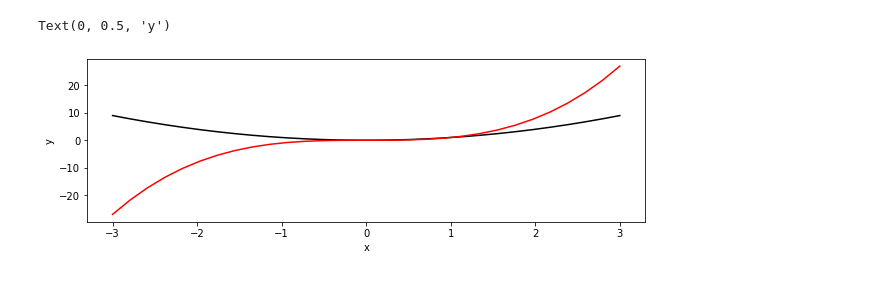
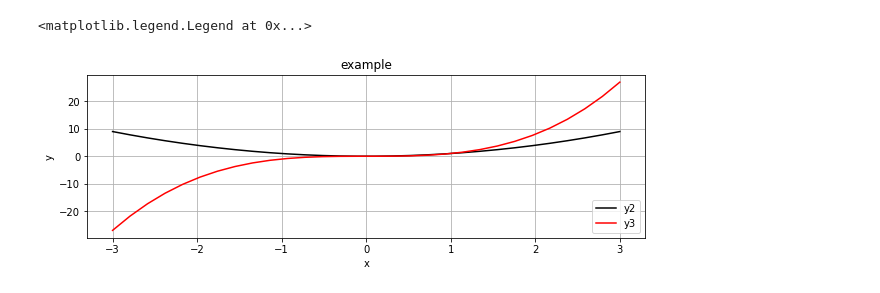
Before and after one commit to AnguillaJaponica/py_simulator, a Jupyter notebook: chapter1.ipynb, the cells around one changed output. Drawn from its saved outputs; the diff is of its cells as text; code cells hidden in the pictures.

```diff
--- a/chapter1.ipynb
+++ b/chapter1.ipynb
@@ -6,20 +6,24 @@ import numpy as np
 import scipy as sp
 import matplotlib.pyplot as plt
 # %%
+# 一つの座標に複数のグラフ
 x = np.linspace(-3, 3, 30)
 y1 = x
 y2 = x ** 2
 y3 = x ** 3
 y4 = x ** 4
 
 fig = plt.subplots(figsize = (10, 3))
 # plt.plot(x, y1, c = 'k', label = 'y1')
 plt.plot(x, y2, c = 'k', label = 'y2')
 plt.plot(x, y3, c = 'r', label = 'y3')
 # plt.plot(x, y4, c = 'r', label = 'y4')
 
 plt.xlabel('x')
 plt.ylabel('y')
+plt.title('example')
+plt.grid()
+plt.legend(loc = 'lower right')
 # %% [output]
-Text(0, 0.5, 'y')
+<matplotlib.legend.Legend at 0x...>
-[figure, old version]
+[figure, new version]
```
Also changed, not shown: parts of 2 cells of this notebook.
